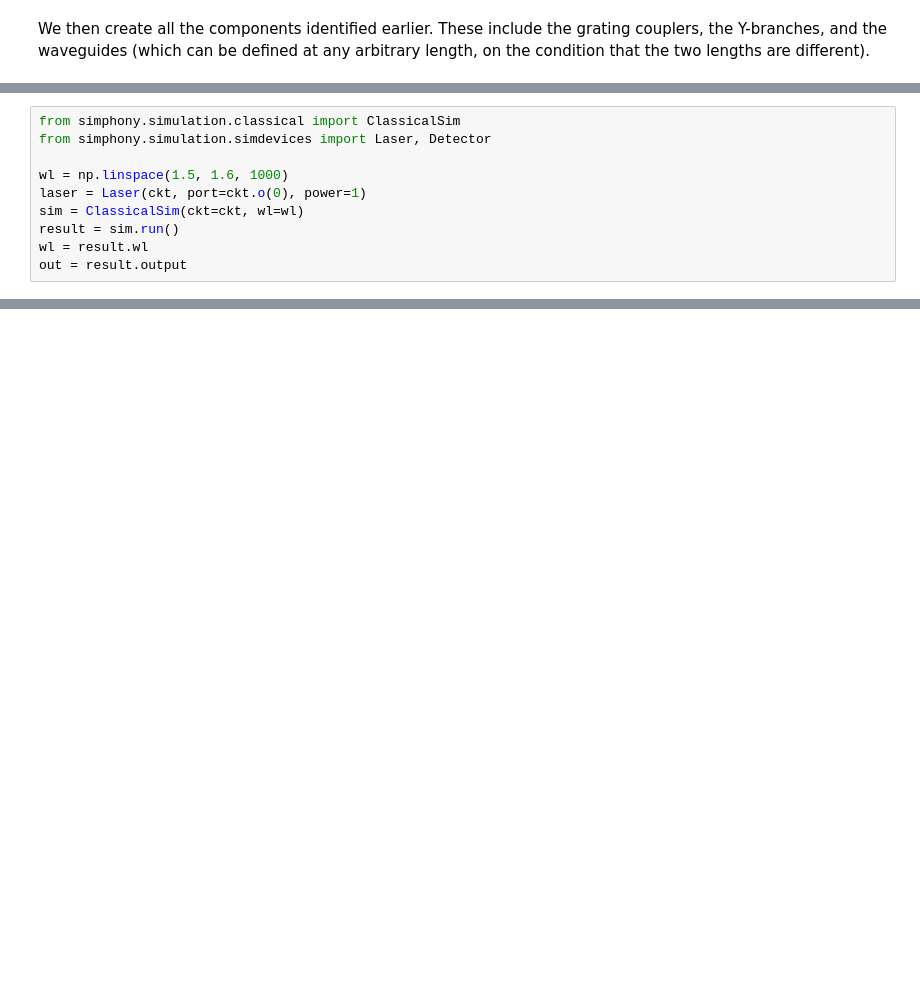
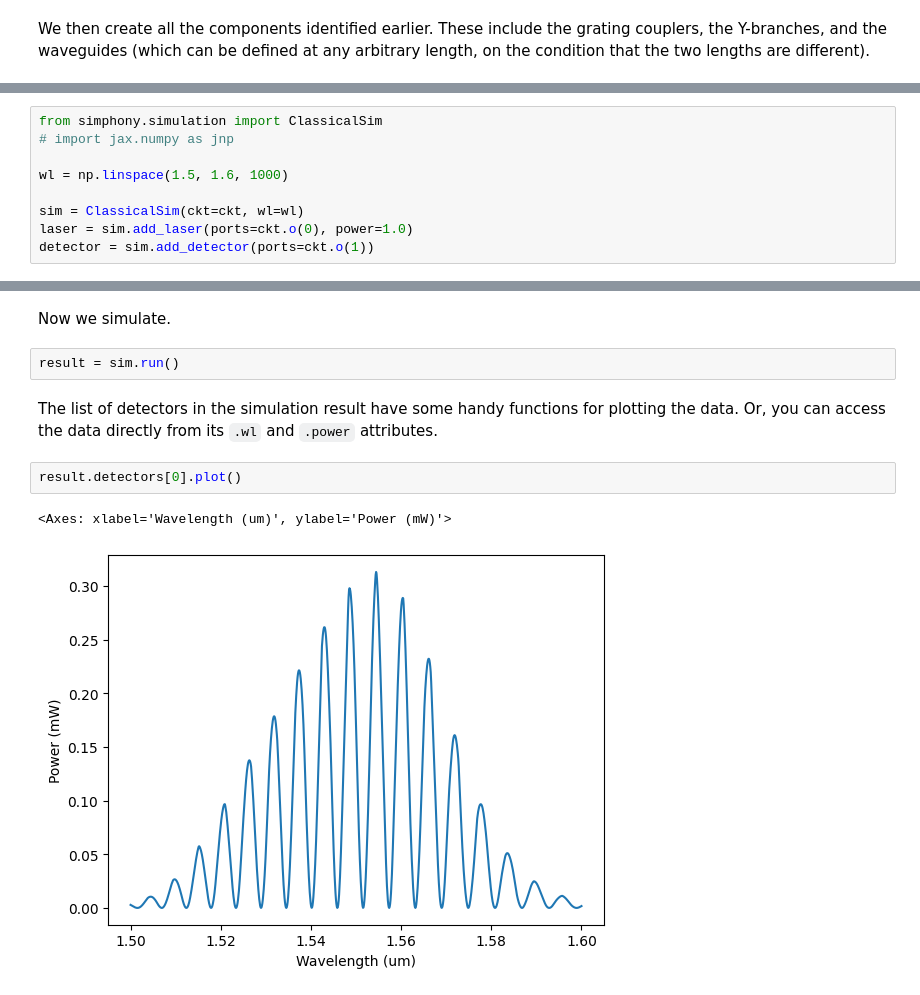
Before and after one commit to BYUCamachoLab/simphony, a Jupyter notebook: docs/tutorials/mzi.ipynb, the cells around one changed output, grey strips where cells are left out. Cells and saved outputs as stored; diff of their text form; blank space fills up the shorter version.

```diff
--- a/docs/tutorials/mzi.ipynb
+++ b/docs/tutorials/mzi.ipynb
@@ -108,10 +139,9 @@ the input and output of our circuit:
 # %%
-from simphony.simulation.classical import ClassicalSim
-from simphony.simulation.simdevices import Laser, Detector
+from simphony.simulation import ClassicalSim
+# import jax.numpy as jnp
 
 wl = np.linspace(1.5, 1.6, 1000)
-laser = Laser(ckt, port=ckt.o(0), power=1)
+
 sim = ClassicalSim(ckt=ckt, wl=wl)
-result = sim.run()
-wl = result.wl
-out = result.output
+laser = sim.add_laser(ports=ckt.o(0), power=1.0)
+detector = sim.add_detector(ports=ckt.o(1))
@@ -160,0 +150,11 @@ We have now defined and simulated our MZI! This completes our tutorial.
+# %% [markdown]
+Now we simulate.
+# %%
+result = sim.run()
+# %% [markdown]
+The list of detectors in the simulation result have some handy functions for plotting the data. Or, you can access the data directly from its ``.wl`` and ``.power`` attributes.
+# %%
+result.detectors[0].plot()
+# %% [output]
+<Axes: xlabel='Wavelength (um)', ylabel='Power (mW)'>
+[figure, added]
```
Also changed, not shown: parts of 22 cells of this notebook, 4 other files.
